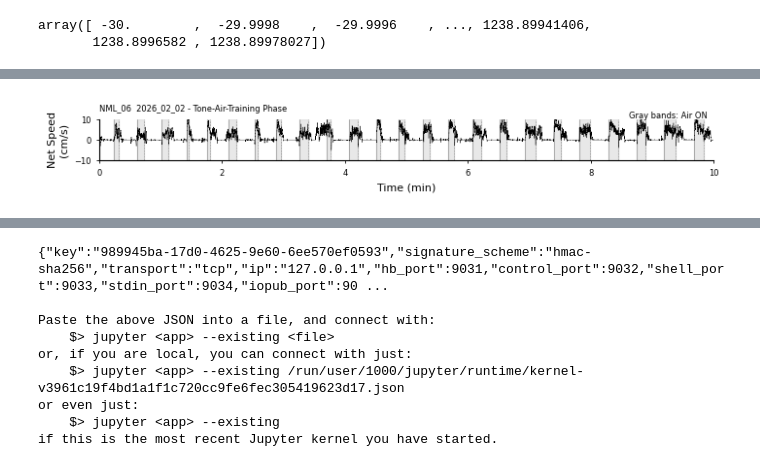
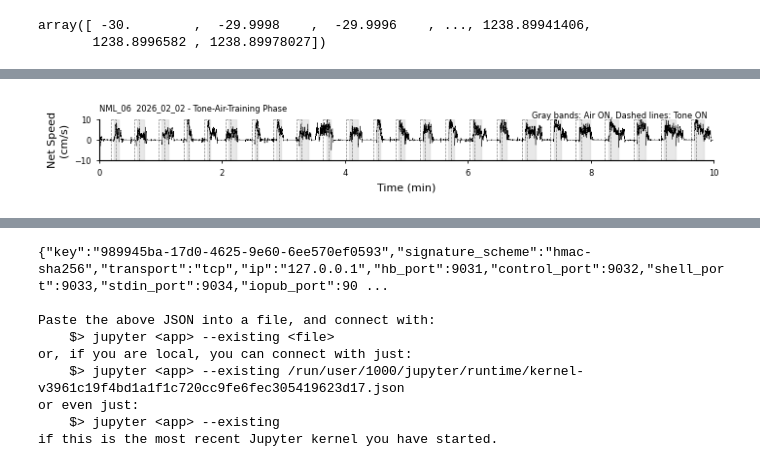
Before and after one commit to neuromomentumlab/Classical_Conditioning_Air_Wheel, a Jupyter notebook: Python/notebooks/habituation_analysis.ipynb, the cells around one changed output, grey strips where cells are left out. Saved outputs shown, nothing was run; the diff lists cells and outputs as text; code cells hidden in the pictures.

Commit message:
Air and Tone Analysis

```diff
--- a/Python/notebooks/habituation_analysis.ipynb
+++ b/Python/notebooks/habituation_analysis.ipynb
@@ -1229,7 +1229,7 @@ fig_dir.mkdir(parents=True, exist_ok=True)
 # --------------------------------------------------
 # plot raw speed trace
 # --------------------------------------------------
-fig, ax = plt.subplots(figsize=(2, 1))
+fig, ax = plt.subplots(figsize=(1.5, 1))
 
 # speed trace
 # ax.plot(t_sec, air_bin, lw=0.25, color="black", zorder=2)
@@ -1245,7 +1245,7 @@ for on in Air_r_min:
 for off in Air_f_min:
     ax.axvline(off, color="0.5", lw=0.4, linestyle="--", zorder=1)
 
-ax.set_xlabel("Time (sec)", fontsize=8)
+ax.set_xlabel("Time (s)", fontsize=8)
 # ax.set_ylabel("Speed\n(cm/s)", fontsize=8)
 ax.set_ylabel("LED\nSignal", fontsize=6)
 # ax.set_title(f"{animal}  {date} - Red LED light", loc="left", fontsize=6)
@@ -1259,13 +1259,14 @@ ax.set_xlim(-3, 50)
 # ax.set_ylim(-10, 10)
 
 ax.set_xticks(np.arange(0, 51, 15))   # 0, 15, 30, 45, 60
+ax.set_yticks(np.arange(0, 2, 1))   # 0, 1, 2
 ax.tick_params(width=0.6, length=2.5, labelsize=6)
 
 ax.tick_params(width=0.6, length=2.5, labelsize=6)
 
 ax.text(
     0.275, 0.75,
-    "LED ON",
+    "ON",
     transform=ax.transAxes,
     ha="right",
     va="top",
@@ -1273,7 +1274,7 @@ ax.text(
 )
 
 ax.text(
-    0.25, 0.5,
+    0.275, 0.5,
     "15 s",
     transform=ax.transAxes,
     ha="right",
@@ -1283,7 +1284,7 @@ ax.text(
 
 ax.text(
     0.575, 0.75,
-    "LED OFF",
+    "OFF",
     transform=ax.transAxes,
     ha="right",
     va="top",
@@ -1291,7 +1292,7 @@ ax.text(
 )
 
 ax.text(
-    0.5, 0.5,
+    0.575, 0.5,
     "15 s",
     transform=ax.transAxes,
     ha="right",
@@ -1635,13 +1617,17 @@ ax.plot(t_min, speed_net, lw=0.25, color="black", zorder=2)
 # LED ON shaded epochs
 for on, off in zip(Air_r_min, Air_f_min):
     ax.axvspan(on, off, color="0.85", alpha=0.6, zorder=0)
+    # ax.axvspan(on-(3/60), on+(2/60), color="0.5", alpha=0.2, zorder=0)
 
 # optional: vertical lines for ON/OFF
 for on in Air_r_min:
-    ax.axvline(on, color="0.5", lw=0.4, linestyle="-", zorder=1)
+    ax.axvline(on-(3/60), color="0.5", lw=0.5, linestyle="--", zorder=1)
+    ax.axvline(on+(2/60), color="0.5", lw=0.5, linestyle="--", zorder=1)
+    ax.hlines(y=10,xmin = on-(3/60), xmax=on+(2/60), color="0.5", lw=0.5, linestyle="--", zorder=1)
+    # ax.axvline(on, color="0.5", lw=0.4, linestyle="-", zorder=1)
 
-for off in Air_f_min:
-    ax.axvline(off, color="0.5", lw=0.4, linestyle="--", zorder=1)
+# for off in Air_f_min:
+#     ax.axvline(off, color="0.5", lw=0.4, linestyle="--", zorder=1)
 
 ax.set_xlabel("Time (min)", fontsize=8)
 ax.set_ylabel("Net Speed\n(cm/s)", fontsize=8)
@@ -1650,32 +1636,32 @@ ax.set_title(f"{animal}  {date} - Tone-Air-Training Phase", loc="left", fontsize
 ax.spines["top"].set_visible(False)
 ax.spines["right"].set_visible(False)
 
 # ax.set_xlim(0, np.nanmax(t_min))
 ax.set_xlim(0, 10)
 # ax.set_ylim(np.nanmin(speed_net[speed_net < 0]), np.nanpercentile(speed_net[speed_net > 0], 99.5))
 ax.set_ylim(-10, 10)
 
 ax.tick_params(width=0.6, length=2.5, labelsize=6)
 
 # small annotation
 ax.text(
     0.99, 1.2,
-    "Gray bands: Air ON",
+    "Gray bands: Air ON, Dashed lines: Tone ON",
     transform=ax.transAxes,
     ha="right",
     va="top",
     fontsize=6
 )
 
 fig.tight_layout(pad=0.35)
 
 # --------------------------------------------------
 # save
 # --------------------------------------------------
 fig.savefig(fig_dir / "Figure1B_raw_speed_trace_led_tone_air_training.pdf")
 # fig.savefig(fig_dir / "Figure1B_raw_speed_trace_led.svg")
 # fig.savefig(fig_dir / "Figure1B_raw_speed_trace_led.png", dpi=600)
 
 plt.show()
 # %% [output]
-[figure, old version]
+[figure, new version]
```
Also changed, not shown: parts of 4 cells of this notebook.
